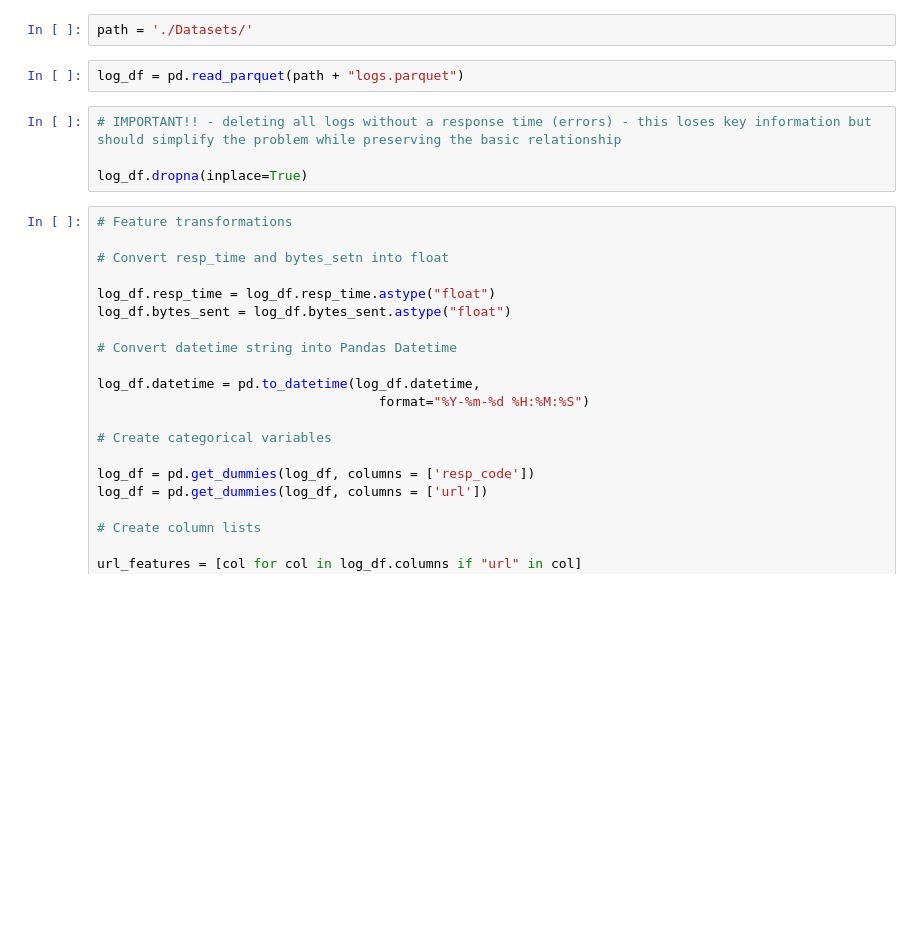
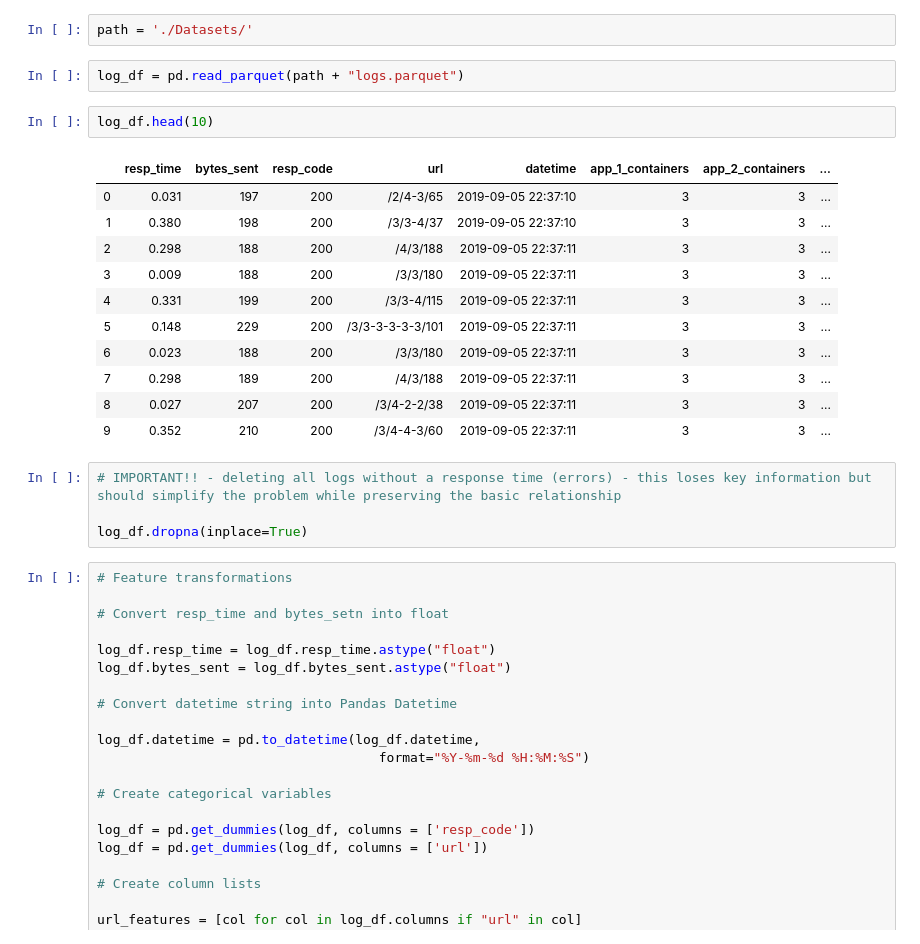
Before and after one commit to nathancoulson/prediction_app, a Jupyter notebook: 03-Data-Transformation-Response-Time.ipynb, the cells around one changed output. Saved outputs shown, nothing was run; the diff lists cells and outputs as text; blank space fills up the shorter version.

```diff
--- a/03-Data-Transformation-Response-Time.ipynb
+++ b/03-Data-Transformation-Response-Time.ipynb
@@ -35,6 +35,20 @@ pd.set_option('display.max_rows', 500)
 path = './Datasets/'
 # %%
 log_df = pd.read_parquet(path + "logs.parquet")
+# %%
+log_df.head(10)
+# %% [output]
+|  | resp_time | bytes_sent | resp_code | url | datetime | app_1_containers | app_2_containers | ... |
+| 0 | 0.031 | 197 | 200 | /2/4-3/65 | 2019-09-05 22:37:10 | 3 | 3 | ... |
+| 1 | 0.380 | 198 | 200 | /3/3-4/37 | 2019-09-05 22:37:10 | 3 | 3 | ... |
+| 2 | 0.298 | 188 | 200 | /4/3/188 | 2019-09-05 22:37:11 | 3 | 3 | ... |
+| 3 | 0.009 | 188 | 200 | /3/3/180 | 2019-09-05 22:37:11 | 3 | 3 | ... |
+| 4 | 0.331 | 199 | 200 | /3/3-4/115 | 2019-09-05 22:37:11 | 3 | 3 | ... |
+| 5 | 0.148 | 229 | 200 | /3/3-3-3-3-3/101 | 2019-09-05 22:37:11 | 3 | 3 | ... |
+| 6 | 0.023 | 188 | 200 | /3/3/180 | 2019-09-05 22:37:11 | 3 | 3 | ... |
+| 7 | 0.298 | 189 | 200 | /4/3/188 | 2019-09-05 22:37:11 | 3 | 3 | ... |
+| 8 | 0.027 | 207 | 200 | /3/4-2-2/38 | 2019-09-05 22:37:11 | 3 | 3 | ... |
+| 9 | 0.352 | 210 | 200 | /3/4-4-3/60 | 2019-09-05 22:37:11 | 3 | 3 | ... |
 # %%
 # IMPORTANT!! - deleting all logs without a response time (errors) - this loses key information but should simplify the problem while preserving the basic relationship
 
```
Also changed, not shown: parts of 1 cell of this notebook, 4 other files.
